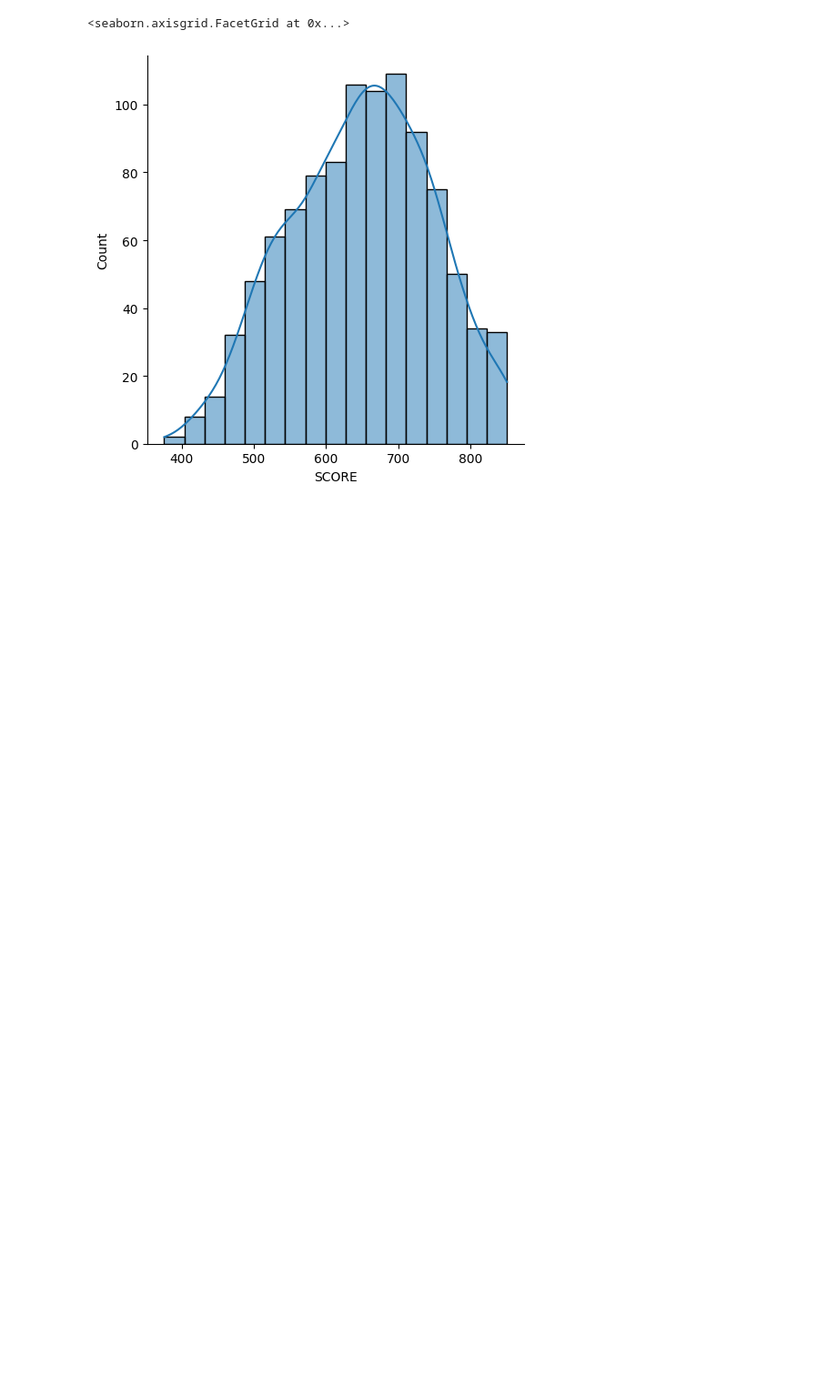
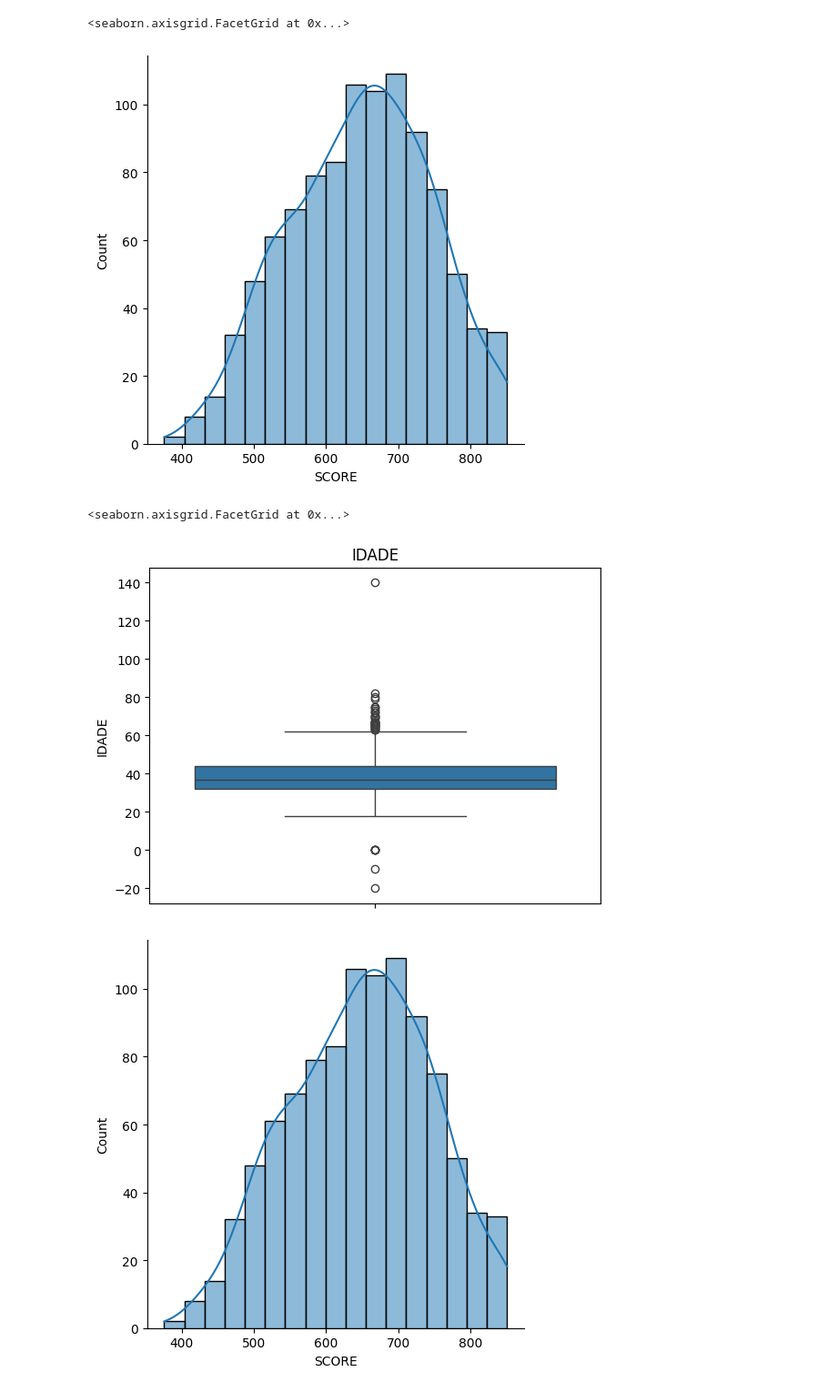
Before and after one commit to rodirodrigorodrigues/Data-Scientist-Training-The-Complete-Course, a Jupyter notebook: section_10.ipynb, the cells around one changed output. Shown at 91% size. Saved outputs shown, nothing was run; the diff lists cells and outputs as text; code cells hidden in the pictures; blank space fills up the shorter version.

```diff
--- a/section_10.ipynb
+++ b/section_10.ipynb
@@ -50,3 +79,16 @@ srn.displot(dataset["SCORE"], kde=True)
 # %% [output]
 <seaborn.axisgrid.FacetGrid at 0x...>
 [figure]
+# %%
+# encontramos idades negativas e idades muito elevadas.
+dataset["IDADE"].describe()
+
+# encontramos outliers
+srn.boxplot(dataset["IDADE"]).set_title("IDADE")
+
+# kde, ativa a curva de densidade
+srn.displot(dataset["SCORE"], kde=True)
+# %% [output]
+<seaborn.axisgrid.FacetGrid at 0x...>
+[figure, added]
+[figure, added]
```
Also changed, not shown: parts of 22 cells of this notebook.
